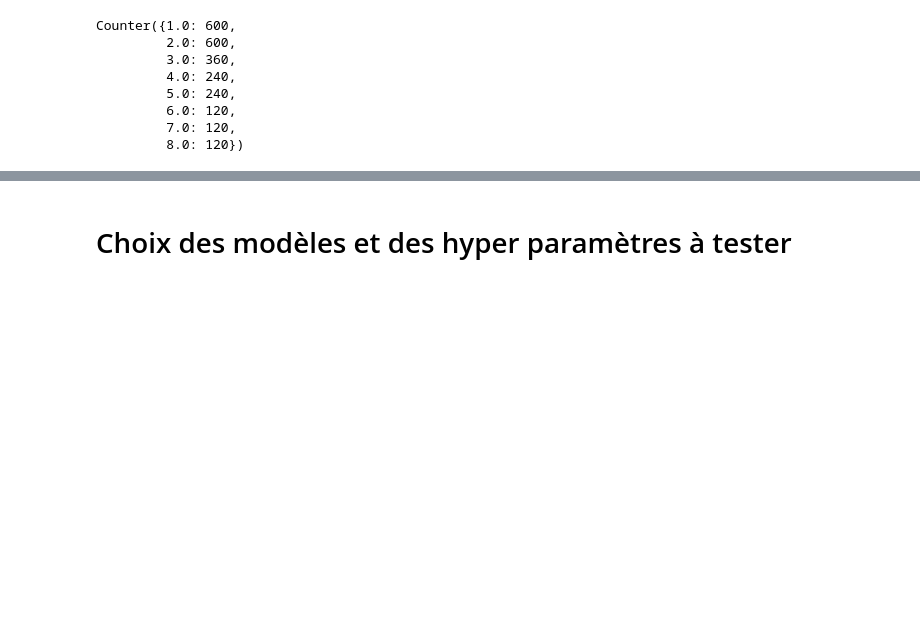
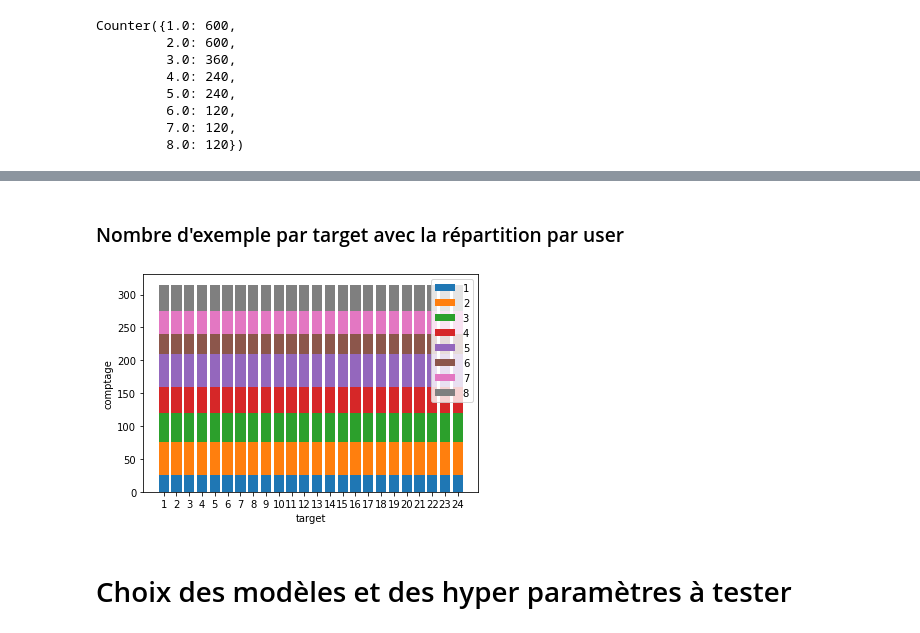
Before and after one commit to jean3108/Research-Data-Science-Methodology, a Jupyter notebook: reds.ipynb, the cells around one changed output, grey strips where cells are left out. Saved outputs shown, nothing was run; the diff lists cells and outputs as text; code cells hidden in the pictures; blank space fills up the shorter version.

```diff
--- a/reds.ipynb
+++ b/reds.ipynb
@@ -85,3 +162,32 @@ Counter({1.0: 600,
+# %% [markdown]
+### Nombre d'exemple par target avec la répartition par user
+# %%
+users = [int(u) for u in np.unique(user)]
+targets = [int(t) for t in np.unique(target)]
+
+
+y = []
+for u in users:
+    y.append(user_target_df[user_target_df['user']==u].groupby('target').sum()['user'])
+
+
+cum_sum = np.zeros(len(targets))
+
+bars = []
+for u in users:
+    i=int(u)-1
+    bars.append(plt.bar(targets, y[i], bottom=cum_sum))
+    cum_sum += y[i]
+_ = plt.xticks(targets, targets)
+
+plt.ylabel('comptage')
+plt.xlabel('target')
+
+plt.legend(bars, users)
+
+plt.show()
+# %% [output]
+[figure, added]
 # %% [markdown]
 # Choix des modèles et des hyper paramètres à tester
 # %%
```
Also changed, not shown: parts of 13 cells of this notebook.
